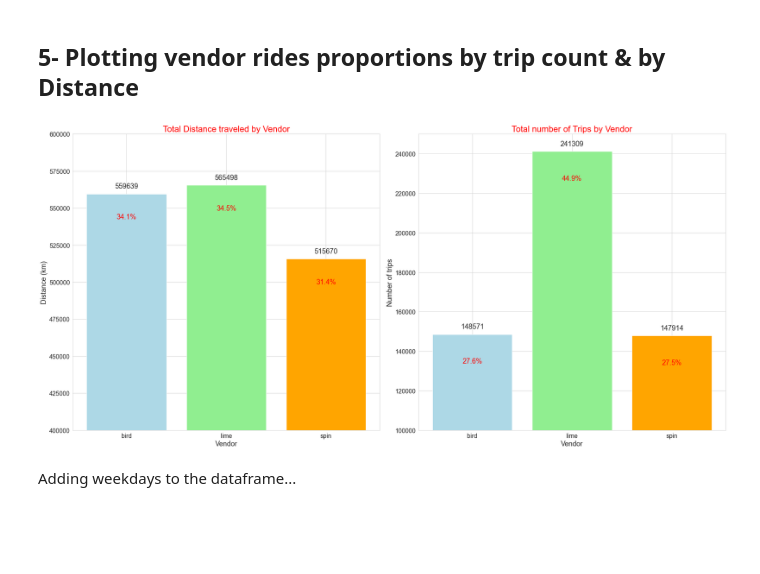
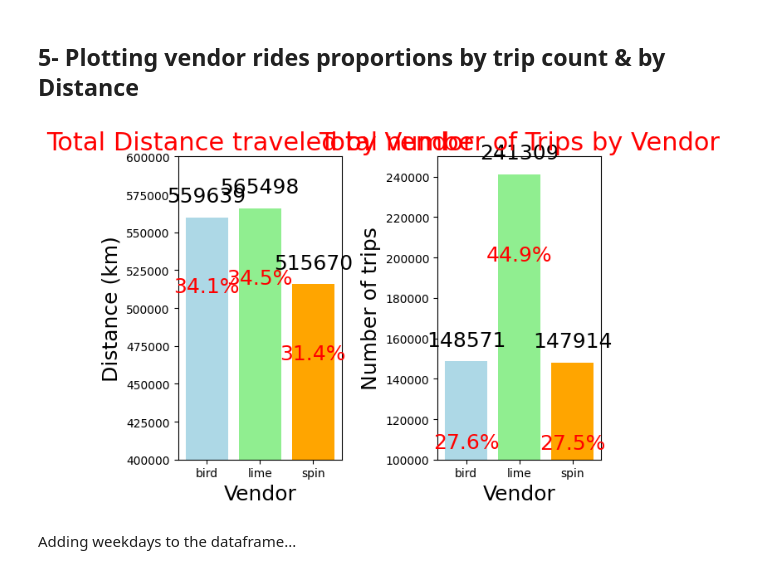
Before and after one commit to omar-alkc/E-scooter-2020, a Jupyter notebook: E-scooter notebook.ipynb, the cells around one changed output. Drawn from its saved outputs; the diff is of its cells as text; code cells hidden in the pictures; blank space fills up the shorter version.

```diff
--- a/E-scooter notebook.ipynb
+++ b/E-scooter notebook.ipynb
@@ -181,7 +177,7 @@ df_by_vendor = df.groupby('Vendor').sum().reset_index()
 df_by_vendor_count = df.groupby('Vendor').count().reset_index()
 df_by_vendor_count.rename(columns={'Trip ID':'Trip'},inplace=True)
 fig,ax = plt.subplots(1,2)
-plt.rcParams["figure.figsize"] = (25,12)
+# plt.rcParams["figure.figsize"] = (25,12)
 
 #First plot
 first = ax[0].bar(df_by_vendor['Vendor'],df_by_vendor['Trip Distance (km)'],color=['lightblue','lightgreen','orange'])
@@ -192,34 +188,34 @@ ax[0].set_ylabel('Distance (km)',size=18)
 
 #second plot
 second= ax[1].bar(df_by_vendor_count['Vendor'],df_by_vendor_count['Trip'],color=['lightblue','lightgreen','orange'])
 ax[1].set_title("Total number of Trips by Vendor",size=22,c='r')
 ax[1].set_ylim(100000,250000)
 ax[1].set_xlabel('Vendor',size=18)
 ax[1].set_ylabel('Number of trips',size=18)
 
 #Annotations
 for bar in ax[0].patches:
     ax[0].annotate(format((bar.get_height()/df['Trip Distance (km)'].sum())*100 ,'.1f') +'%' ,
                    (bar.get_x() + bar.get_width() / 2., bar.get_height()),
                    ha = 'center', va = 'center',
                    size=18,
                    xytext = (0, -60),
                    textcoords = 'offset points',c='r')
 
 for bar in ax[1].patches:
     ax[1].annotate(format((bar.get_height()/df_by_vendor_count['Trip'].sum())*100 ,'.1f') +'%' ,
                    (bar.get_x() + bar.get_width() / 2., bar.get_height()),
                    ha = 'center', va = 'center',
                    size=18,
                    xytext = (0, -70),
                    textcoords = 'offset points',c='r')
 
 ax[0].bar_label(first, padding=10,size=18)
 ax[1].bar_label(second,padding = 10,size=18)
 plt.tight_layout()
 plt.show()
 # %% [output]
-[figure, old version]
+[figure, new version]
 # %% [markdown]
 Adding weekdays to the dataframe...
 # %%
```
Also changed, not shown: parts of 11 cells of this notebook.
